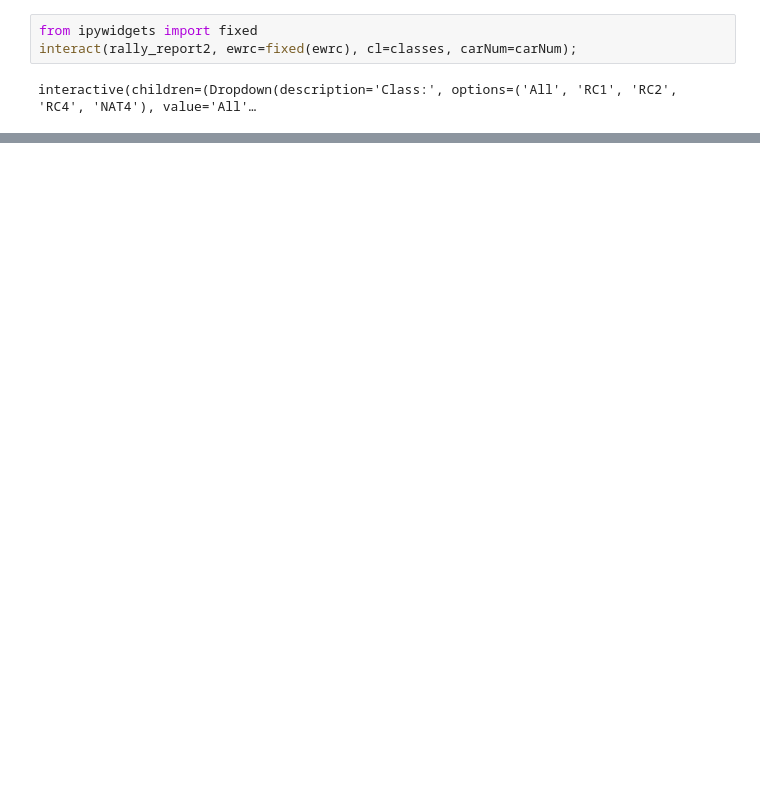
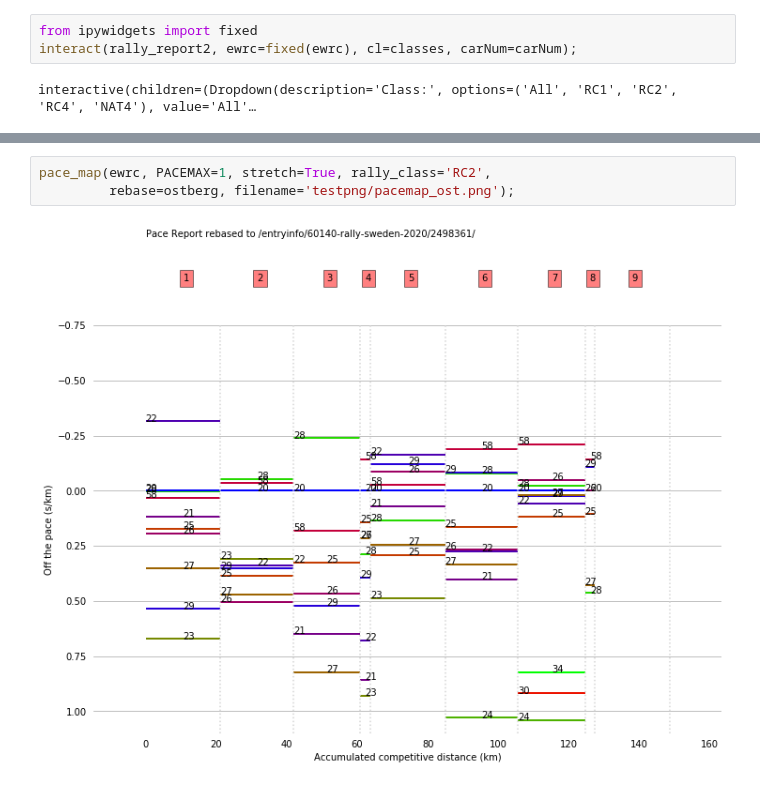
Before and after one commit to psychemedia/WRC_sketches, a Jupyter notebook: doodles/ewrc Rally Console.ipynb, the cells around one changed output, grey strips where cells are left out. Drawn from its saved outputs; the diff is of its cells as text; blank space fills up the shorter version.

```diff
--- a/doodles/ewrc Rally Console.ipynb
+++ b/doodles/ewrc Rally Console.ipynb
@@ -54,0 +79,5 @@ pace_map(ewrc, PACEMAX=2, stretch=True, rally_class='RC1',
+# %%
+pace_map(ewrc, PACEMAX=1, stretch=True, rally_class='RC2',
+         rebase=ostberg, filename='testpng/pacemap_ost.png');
+# %% [output]
+[figure, added]
```
Also changed, not shown: parts of 16 cells of this notebook.
